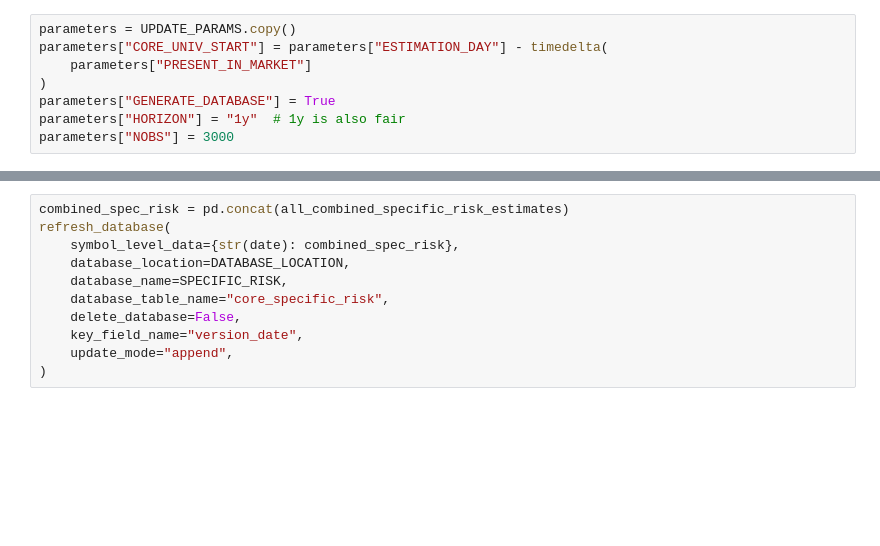
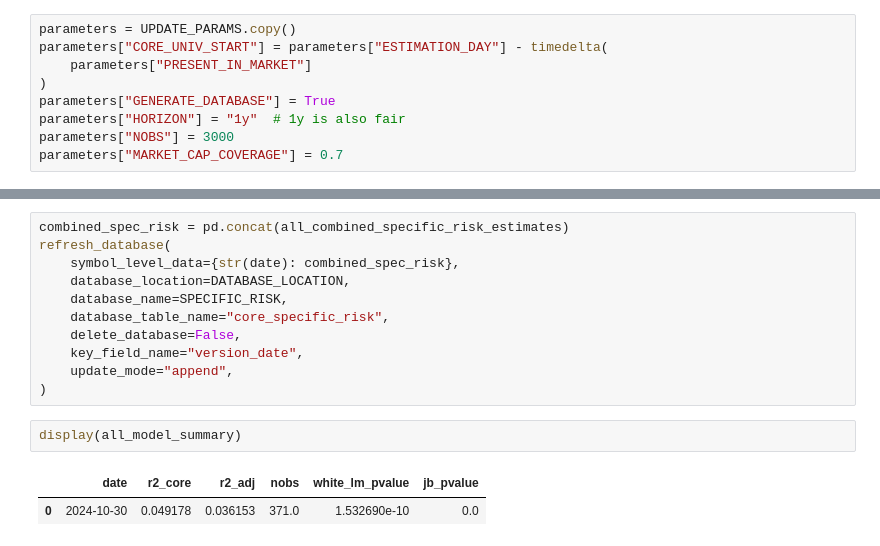
Before and after one commit to bebesi33/crypto_project, a Jupyter notebook: factor_model/scripts/database_update.ipynb, the cells around one changed output, grey strips where cells are left out. Saved outputs shown, nothing was run; the diff lists cells and outputs as text; blank space fills up the shorter version.

```diff
--- a/factor_model/scripts/database_update.ipynb
+++ b/factor_model/scripts/database_update.ipynb
@@ -80,6 +80,7 @@ parameters["CORE_UNIV_START"] = parameters["ESTIMATION_DAY"] - timedelta(
 parameters["GENERATE_DATABASE"] = True
 parameters["HORIZON"] = "1y"  # 1y is also fair
 parameters["NOBS"] = 3000
+parameters["MARKET_CAP_COVERAGE"] = 0.7
 # %%
 tickers = get_extended_ticker_list(
     parameters["NOBS"]
@@ -500,3 +501,8 @@ refresh_database(
     key_field_name="version_date",
     update_mode="append",
 )
+# %%
+display(all_model_summary)
+# %% [output]
+|  | date | r2_core | r2_adj | nobs | white_lm_pvalue | jb_pvalue |
+| 0 | 2024-10-30 | 0.049178 | 0.036153 | 371.0 | 1.532690e-10 | 0.0 |
```
Also changed, not shown: parts of 4 cells of this notebook, 29 other files.
